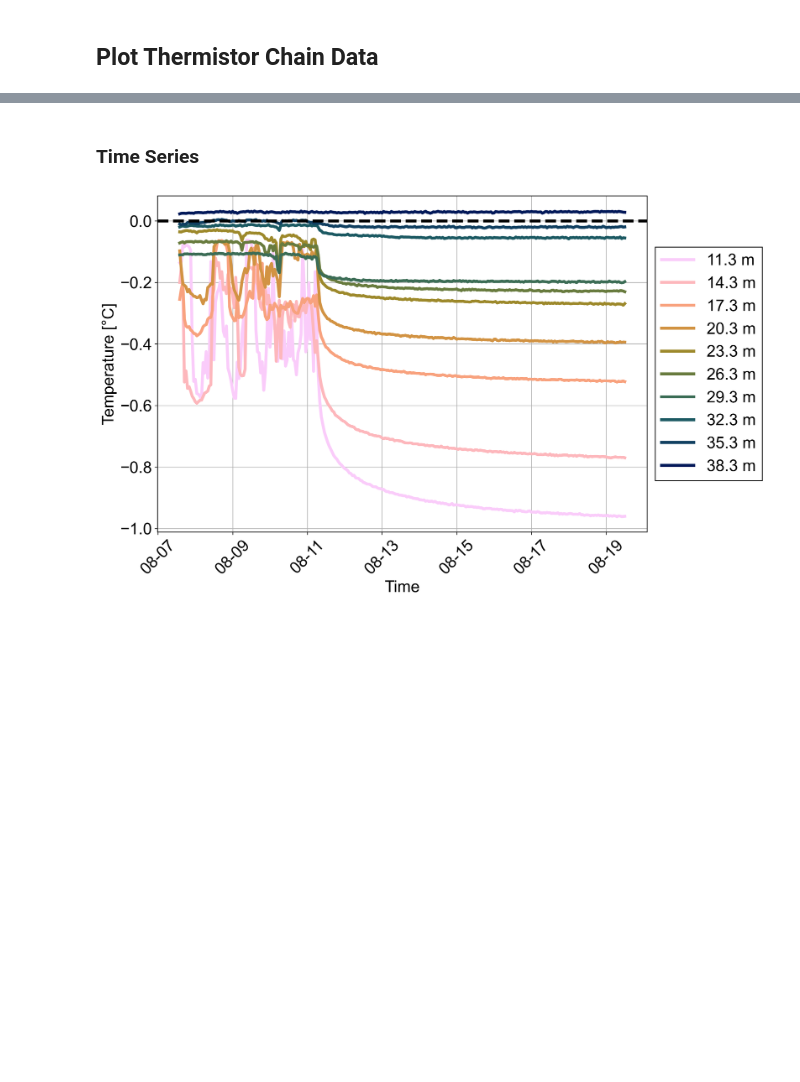
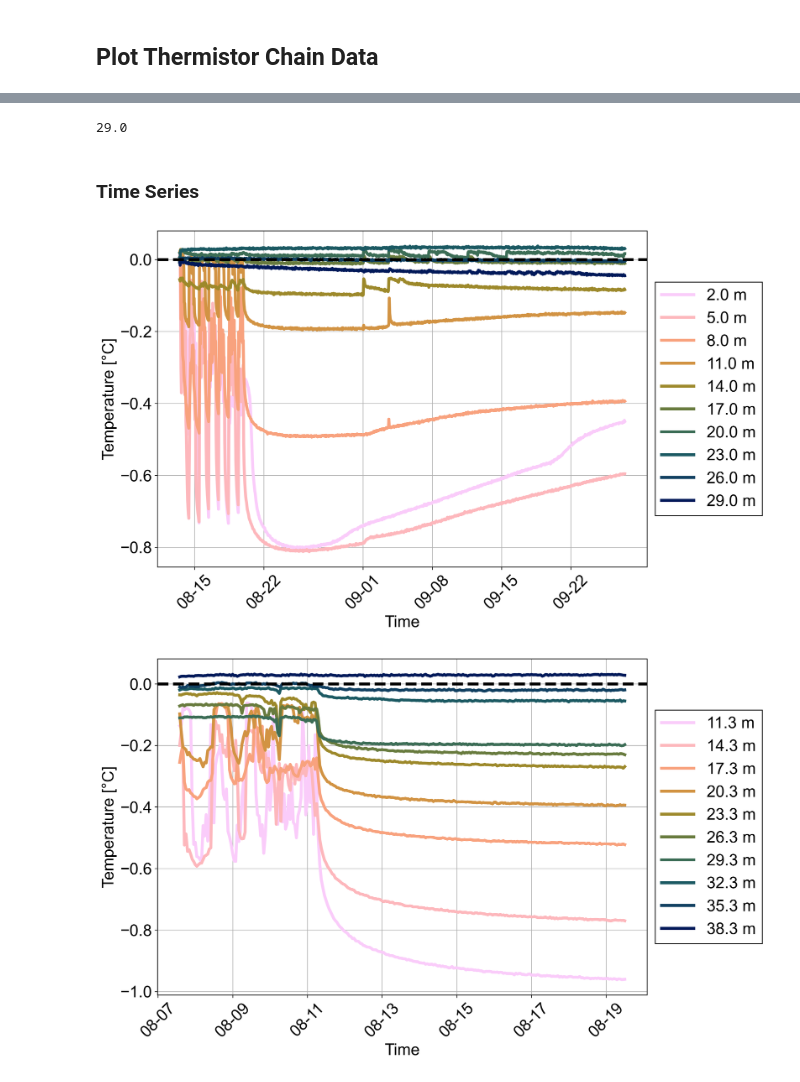
Before and after one commit to sdrocer/polythermal_swiss_glaciers, a Jupyter notebook: processing/analyze_geoprecision.ipynb, the cells around one changed output, grey strips where cells are left out. Cells and saved outputs as stored; diff of their text form; code cells hidden in the pictures; blank space fills up the shorter version.

```diff
--- a/processing/analyze_geoprecision.ipynb
+++ b/processing/analyze_geoprecision.ipynb
@@ -194,3 +243,11 @@ CH1_data.get_chain_data_with_offsets(snapshot_day='20250728', offsets=A55201_off
+# %%
+A551FD_depth
+# %% [output]
+29.0
 # %% [markdown]
 ### Time Series
+# %%
+HL1G_plotter.plot_full_geoprecision_chain("13.08.2025 12:00:00","27.09.2025 12:00:00", A551FD_offsets, output_dir + "HL1G_chain_data.png", depth_file=depth_HL1G)
+# %% [output]
+[figure, added]
 # %%
```
Also changed, not shown: parts of 19 cells of this notebook.
